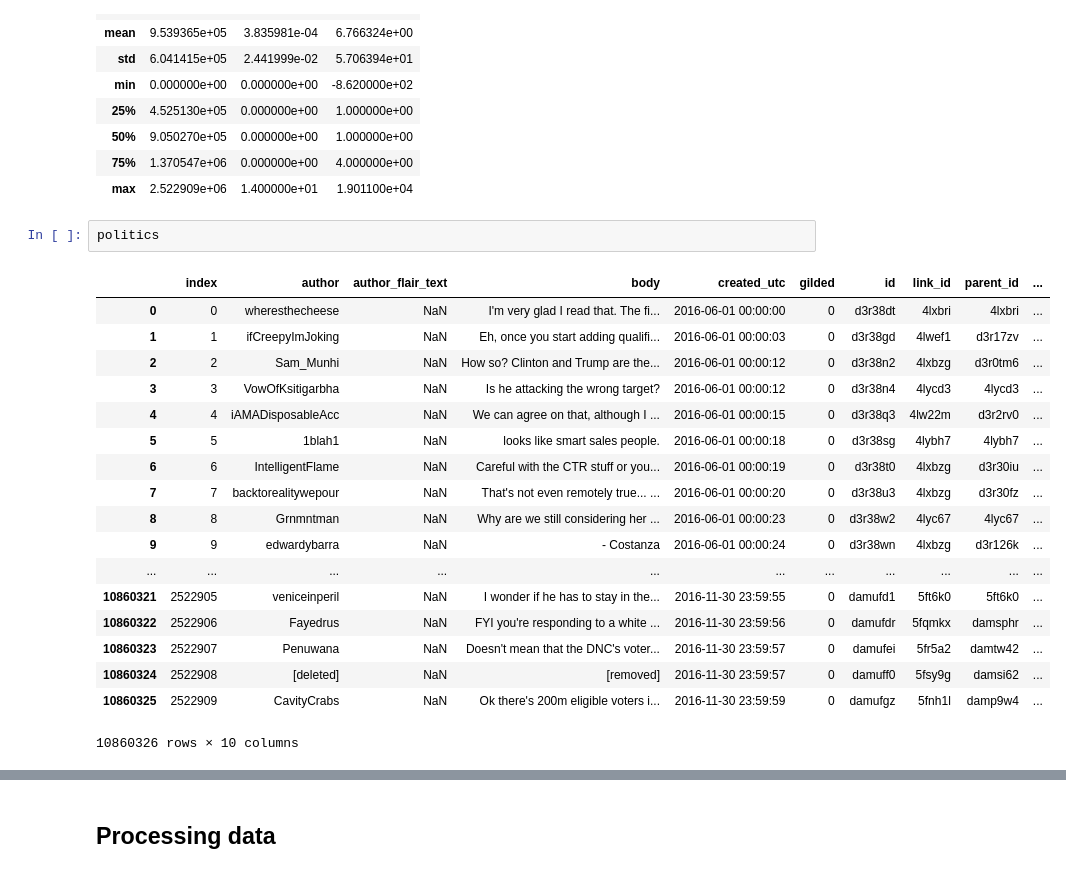
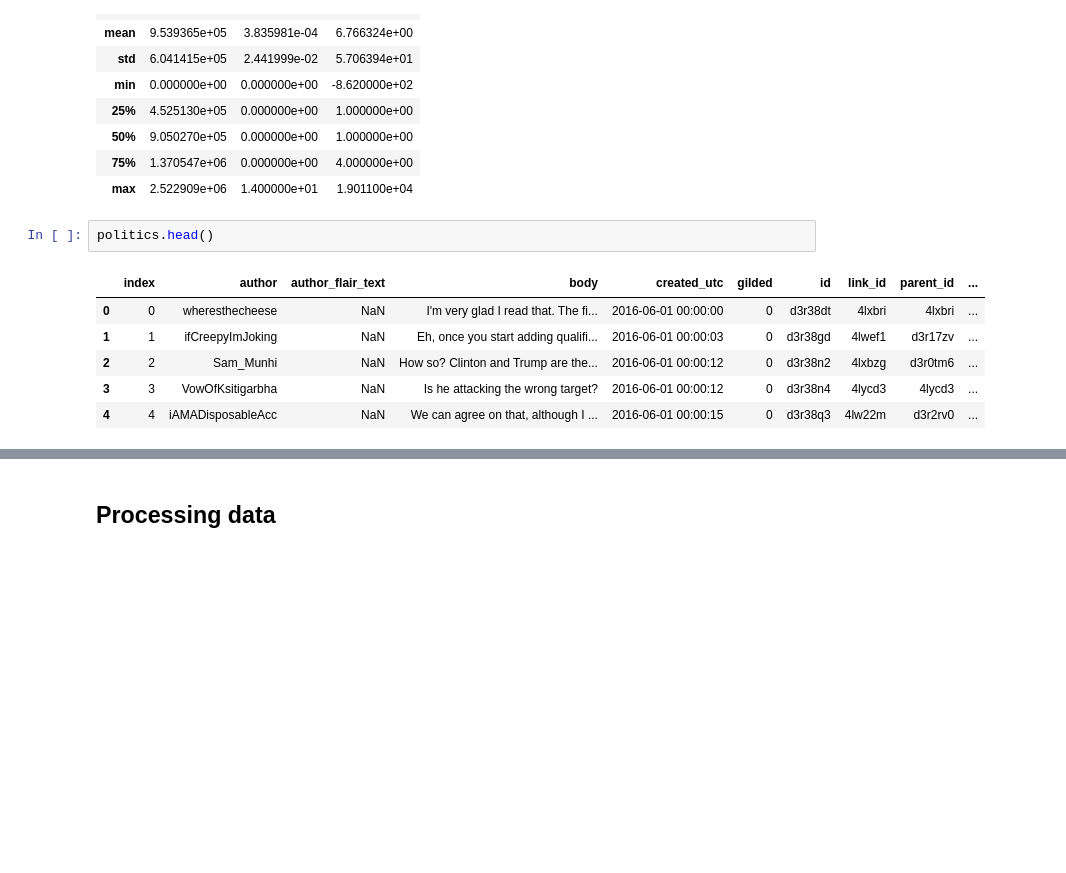
Before and after one commit to arthishow/Project, a Jupyter notebook: Final project.ipynb, the cells around one changed output, grey strips where cells are left out. Drawn from its saved outputs; the diff is of its cells as text; blank space fills up the shorter version.

```diff
--- a/Final project.ipynb
+++ b/Final project.ipynb
@@ -123,23 +142,11 @@ politics.describe()
 | 75% | 1.370547e+06 | 0.000000e+00 | 4.000000e+00 |
 | max | 2.522909e+06 | 1.400000e+01 | 1.901100e+04 |
 # %%
-politics
+politics.head()
 # %% [output]
 |  | index | author | author_flair_text | body | created_utc | gilded | id | link_id | parent_id | ... |
 | 0 | 0 | wheresthecheese | NaN | I'm very glad I read that. The fi... | 2016-06-01 00:00:00 | 0 | d3r38dt | 4lxbri | 4lxbri | ... |
 | 1 | 1 | ifCreepyImJoking | NaN | Eh, once you start adding qualifi... | 2016-06-01 00:00:03 | 0 | d3r38gd | 4lwef1 | d3r17zv | ... |
 | 2 | 2 | Sam_Munhi | NaN | How so? Clinton and Trump are the... | 2016-06-01 00:00:12 | 0 | d3r38n2 | 4lxbzg | d3r0tm6 | ... |
 | 3 | 3 | VowOfKsitigarbha | NaN | Is he attacking the wrong target? | 2016-06-01 00:00:12 | 0 | d3r38n4 | 4lycd3 | 4lycd3 | ... |
 | 4 | 4 | iAMADisposableAcc | NaN | We can agree on that, although I ... | 2016-06-01 00:00:15 | 0 | d3r38q3 | 4lw22m | d3r2rv0 | ... |
-| 5 | 5 | 1blah1 | NaN | looks like smart sales people. | 2016-06-01 00:00:18 | 0 | d3r38sg | 4lybh7 | 4lybh7 | ... |
-| 6 | 6 | IntelligentFlame | NaN | Careful with the CTR stuff or you... | 2016-06-01 00:00:19 | 0 | d3r38t0 | 4lxbzg | d3r30iu | ... |
-| 7 | 7 | backtorealitywepour | NaN | That's not even remotely true... ... | 2016-06-01 00:00:20 | 0 | d3r38u3 | 4lxbzg | d3r30fz | ... |
-| 8 | 8 | Grnmntman | NaN | Why are we still considering her ... | 2016-06-01 00:00:23 | 0 | d3r38w2 | 4lyc67 | 4lyc67 | ... |
-| 9 | 9 | edwardybarra | NaN | - Costanza | 2016-06-01 00:00:24 | 0 | d3r38wn | 4lxbzg | d3r126k | ... |
-| ... | ... | ... | ... | ... | ... | ... | ... | ... | ... | ... |
-| 10860321 | 2522905 | veniceinperil | NaN | I wonder if he has to stay in the... | 2016-11-30 23:59:55 | 0 | damufd1 | 5ft6k0 | 5ft6k0 | ... |
-| 10860322 | 2522906 | Fayedrus | NaN | FYI you're responding to a white ... | 2016-11-30 23:59:56 | 0 | damufdr | 5fqmkx | damsphr | ... |
-| 10860323 | 2522907 | Penuwana | NaN | Doesn't mean that the DNC's voter... | 2016-11-30 23:59:57 | 0 | damufei | 5fr5a2 | damtw42 | ... |
-| 10860324 | 2522908 | [deleted] | NaN | [removed] | 2016-11-30 23:59:57 | 0 | damuff0 | 5fsy9g | damsi62 | ... |
-| 10860325 | 2522909 | CavityCrabs | NaN | Ok there's 200m eligible voters i... | 2016-11-30 23:59:59 | 0 | damufgz | 5fnh1l | damp9w4 | ... |
-10860326 rows × 10 columns
```
Also changed, not shown: parts of 16 cells of this notebook, 1 other file.
